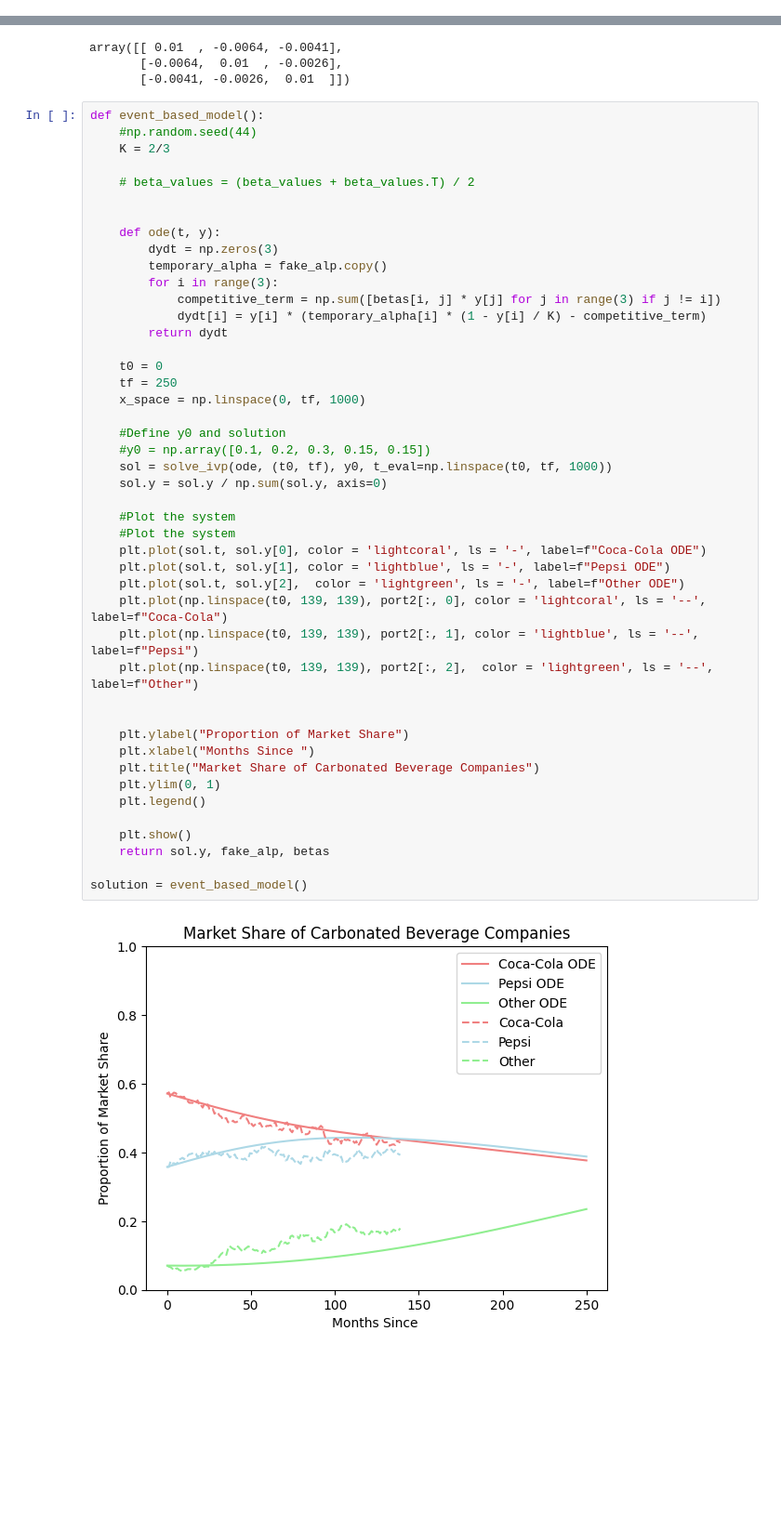
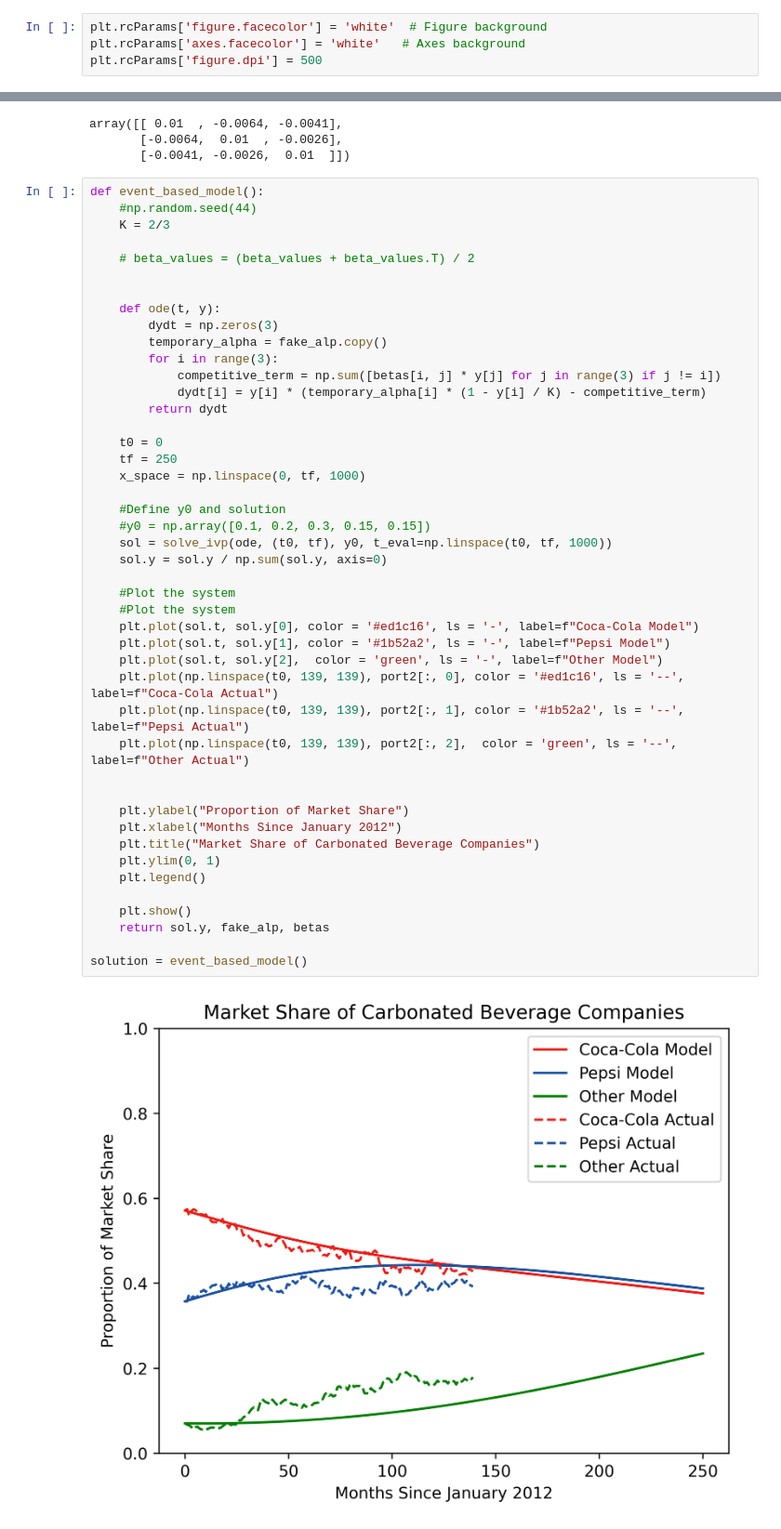
Before and after one commit to brandonwaits12/Radiator-Springs, a Jupyter notebook: ramon.ipynb, the cells around one changed output, grey strips where cells are left out. Shown at 93% size. Drawn from its saved outputs; the diff is of its cells as text; blank space fills up the shorter version.

Commit message:
changed graphs

```diff
--- a/ramon.ipynb
+++ b/ramon.ipynb
@@ -3,6 +3,10 @@ import numpy as np
 import matplotlib.pyplot as plt
 from scipy.integrate import solve_ivp, solve_bvp
 from scipy.optimize import minimize
+# %%
+plt.rcParams['figure.facecolor'] = 'white'  # Figure background
+plt.rcParams['axes.facecolor'] = 'white'   # Axes background
+plt.rcParams['figure.dpi'] = 500
 # %%
 def event_based_model():
     #np.random.seed(44)
@@ -696,41 +697,41 @@ def event_based_model():
         dydt = np.zeros(3)
         temporary_alpha = fake_alp.copy()
         for i in range(3):
             competitive_term = np.sum([betas[i, j] * y[j] for j in range(3) if j != i])
             dydt[i] = y[i] * (temporary_alpha[i] * (1 - y[i] / K) - competitive_term)
         return dydt
 
     t0 = 0
     tf = 250
     x_space = np.linspace(0, tf, 1000)
 
     #Define y0 and solution
     #y0 = np.array([0.1, 0.2, 0.3, 0.15, 0.15])
     sol = solve_ivp(ode, (t0, tf), y0, t_eval=np.linspace(t0, tf, 1000))
     sol.y = sol.y / np.sum(sol.y, axis=0)
 
     #Plot the system
     #Plot the system
-    plt.plot(sol.t, sol.y[0], color = 'lightcoral', ls = '-', label=f"Coca-Cola ODE")
-    plt.plot(sol.t, sol.y[1], color = 'lightblue', ls = '-', label=f"Pepsi ODE")
-    plt.plot(sol.t, sol.y[2],  color = 'lightgreen', ls = '-', label=f"Other ODE")
-    plt.plot(np.linspace(t0, 139, 139), port2[:, 0], color = 'lightcoral', ls = '--', label=f"Coca-Cola")
-    plt.plot(np.linspace(t0, 139, 139), port2[:, 1], color = 'lightblue', ls = '--', label=f"Pepsi")
-    plt.plot(np.linspace(t0, 139, 139), port2[:, 2],  color = 'lightgreen', ls = '--', label=f"Other")
+    plt.plot(sol.t, sol.y[0], color = '#ed1c16', ls = '-', label=f"Coca-Cola Model")
+    plt.plot(sol.t, sol.y[1], color = '#1b52a2', ls = '-', label=f"Pepsi Model")
+    plt.plot(sol.t, sol.y[2],  color = 'green', ls = '-', label=f"Other Model")
+    plt.plot(np.linspace(t0, 139, 139), port2[:, 0], color = '#ed1c16', ls = '--', label=f"Coca-Cola Actual")
+    plt.plot(np.linspace(t0, 139, 139), port2[:, 1], color = '#1b52a2', ls = '--', label=f"Pepsi Actual")
+    plt.plot(np.linspace(t0, 139, 139), port2[:, 2],  color = 'green', ls = '--', label=f"Other Actual")
 
 
     plt.ylabel("Proportion of Market Share")
-    plt.xlabel("Months Since ")
+    plt.xlabel("Months Since January 2012")
     plt.title("Market Share of Carbonated Beverage Companies")
     plt.ylim(0, 1)
     plt.legend()
 
     plt.show()
     return sol.y, fake_alp, betas
 
 solution = event_based_model()
 # %% [output]
-[figure, old version]
+[figure, new version]
 # %%
 def event_based_model():
     #np.random.seed(44)
```
Also changed, not shown: parts of 10 cells of this notebook, 1 other file.
